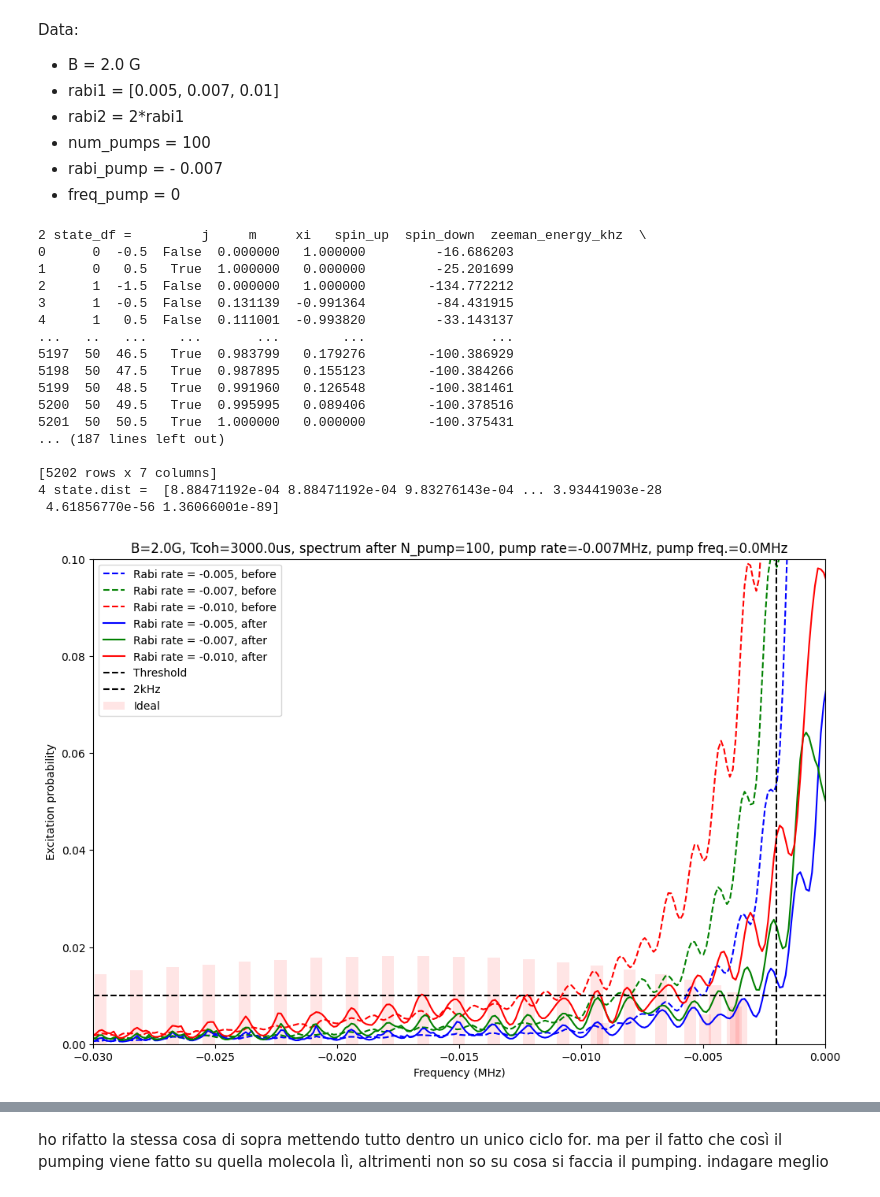
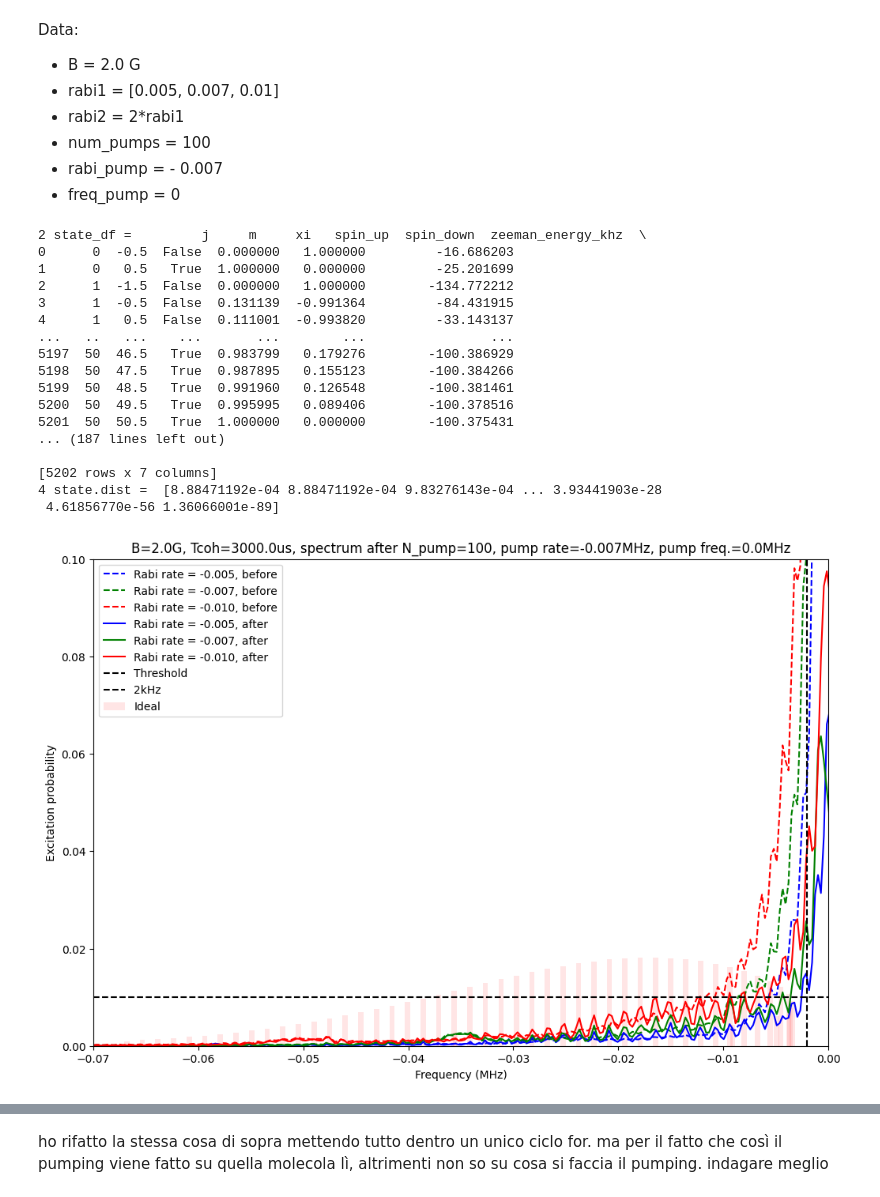
Before and after one commit to sdracia/master-thesis, a Jupyter notebook: molecules-calculation/spectrum_ACstark.ipynb, the cells around one changed output, grey strips where cells are left out. Drawn from its saved outputs; the diff is of its cells as text; code cells hidden in the pictures.

```diff
--- a/molecules-calculation/spectrum_ACstark.ipynb
+++ b/molecules-calculation/spectrum_ACstark.ipynb
@@ -228,7 +416,7 @@ b_field_gauss = 2.0
 j_max = 50
 duration_us = 1000.0
 colors = ["blue", "green", "red"]
-max_frequency_mhz = 0.03
+max_frequency_mhz = 0.07
 scan_points = 500
 dephased = True
 coherence_time_us = 3000.0
@@ -305,31 +493,31 @@ for r, color in zip(rabi_rate_mhz_1, colors):
 
 
 ax.bar(signature_transitions, states1.j_distribution()*0.5, color="red", width=0.0005, alpha=0.1, label="Ideal")
 ax.hlines(0.01, -max_frequency_mhz, max_frequency_mhz, color="black", linestyle="--", label="Threshold")
 ax.vlines(-0.002, 0, 0.1, color="black", linestyle="--", label="2kHz")
 ax.legend()
 ax.set_xlabel("Frequency (MHz)")
 ax.set_ylabel("Excitation probability")
 ax.set_title(f"B={b_field_gauss}G, Tcoh={coherence_time_us}us, spectrum after N_pump={num_pumps}, pump rate={pump_rabi_rate_mhz/(2*np.pi):.3f}MHz, pump freq.={pump_frequency_mhz}MHz")
 ax.set_xlim([-max_frequency_mhz, 0])
 ax.set_ylim([0, 0.1])
 plt.show()
 # %% [output]
 2 state_df =         j     m     xi   spin_up  spin_down  zeeman_energy_khz  \
 0      0  -0.5  False  0.000000   1.000000         -16.686203
 1      0   0.5   True  1.000000   0.000000         -25.201699
 2      1  -1.5  False  0.000000   1.000000        -134.772212
 3      1  -0.5  False  0.131139  -0.991364         -84.431915
 4      1   0.5  False  0.111001  -0.993820         -33.143137
 ...   ..   ...    ...       ...        ...                ...
 5197  50  46.5   True  0.983799   0.179276        -100.386929
 5198  50  47.5   True  0.987895   0.155123        -100.384266
 5199  50  48.5   True  0.991960   0.126548        -100.381461
 5200  50  49.5   True  0.995995   0.089406        -100.378516
 5201  50  50.5   True  1.000000   0.000000        -100.375431
 ... (187 lines left out)
 
 [5202 rows x 7 columns]
 4 state.dist =  [8.88471192e-04 8.88471192e-04 9.83276143e-04 ... 3.93441903e-28
  4.61856770e-56 1.36066001e-89]
-[figure, old version]
+[figure, new version]
```
Also changed, not shown: parts of 12 cells of this notebook, 4 other files.
